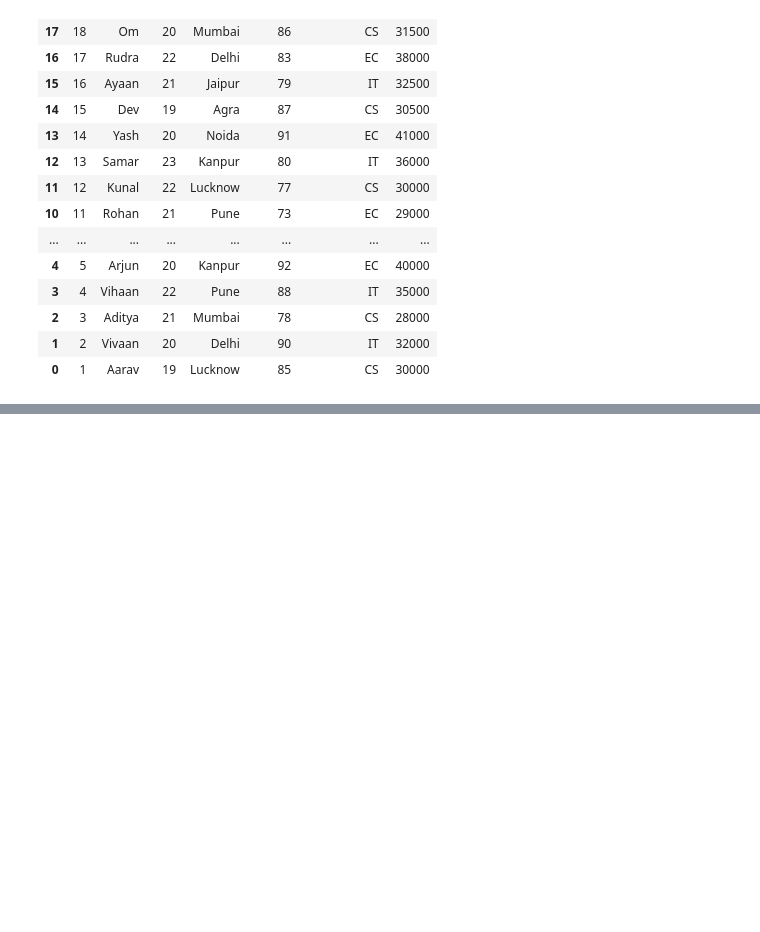
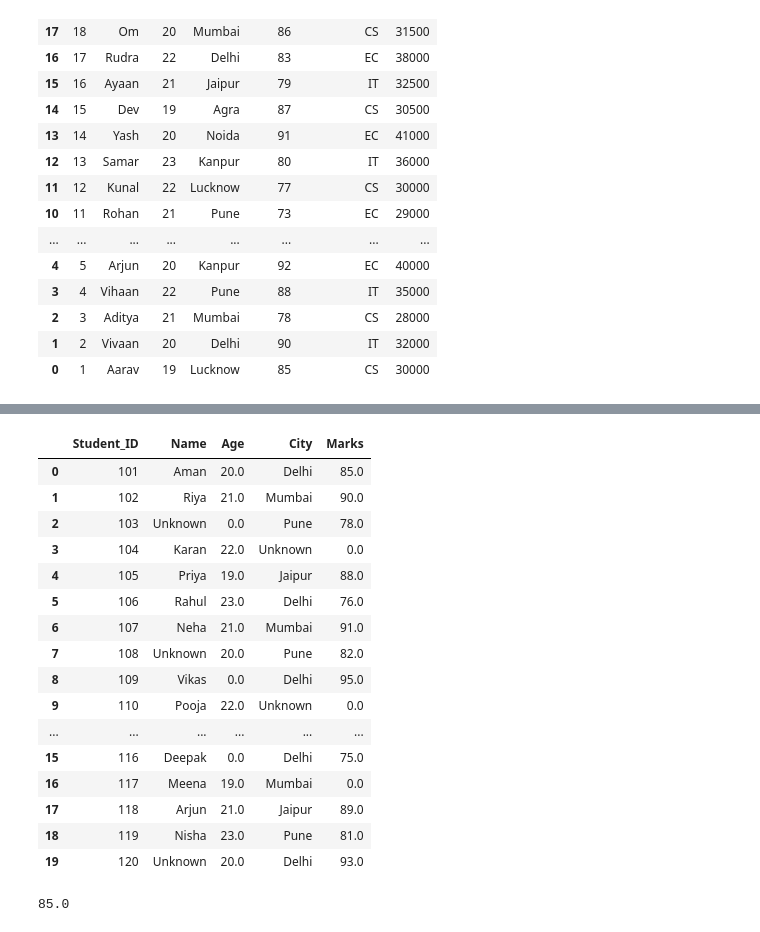
Before and after one commit to iammadhvi2207/DATA_SCIENCE_AI_COURSE, a Jupyter notebook: Pandas.ipynb, the cells around one changed output, grey strips where cells are left out. Cells and saved outputs as stored; diff of their text form; code cells hidden in the pictures; blank space fills up the shorter version.

```diff
--- a/Pandas.ipynb
+++ b/Pandas.ipynb
@@ -220,0 +325,26 @@ df.sort_index(ascending=False)  # Sort the DataFrame by its index in descending
+# %%
+df.fillna(value={'Name': 'Unknown', 'City': 'Unknown', 'Age': 0, 'Marks': 0}, inplace=True)  # Fill missing values with specified values in place
+print(df)
+# %% [output]
+|  | Student_ID | Name | Age | City | Marks |
+| 0 | 101 | Aman | 20.0 | Delhi | 85.0 |
+| 1 | 102 | Riya | 21.0 | Mumbai | 90.0 |
+| 2 | 103 | Unknown | 0.0 | Pune | 78.0 |
+| 3 | 104 | Karan | 22.0 | Unknown | 0.0 |
+| 4 | 105 | Priya | 19.0 | Jaipur | 88.0 |
+| 5 | 106 | Rahul | 23.0 | Delhi | 76.0 |
+| 6 | 107 | Neha | 21.0 | Mumbai | 91.0 |
+| 7 | 108 | Unknown | 20.0 | Pune | 82.0 |
+| 8 | 109 | Vikas | 0.0 | Delhi | 95.0 |
+| 9 | 110 | Pooja | 22.0 | Unknown | 0.0 |
+| ... | ... | ... | ... | ... | ... |
+| 15 | 116 | Deepak | 0.0 | Delhi | 75.0 |
+| 16 | 117 | Meena | 19.0 | Mumbai | 0.0 |
+| 17 | 118 | Arjun | 21.0 | Jaipur | 89.0 |
+| 18 | 119 | Nisha | 23.0 | Pune | 81.0 |
+| 19 | 120 | Unknown | 20.0 | Delhi | 93.0 |
+# %%
+mean_marks = df['Marks'].mean()  # Calculate the mean of the 'Marks' column
+print(mean_marks)
+# %% [output]
+85.0
```
Also changed, not shown: parts of 28 cells of this notebook, 3 other files.
